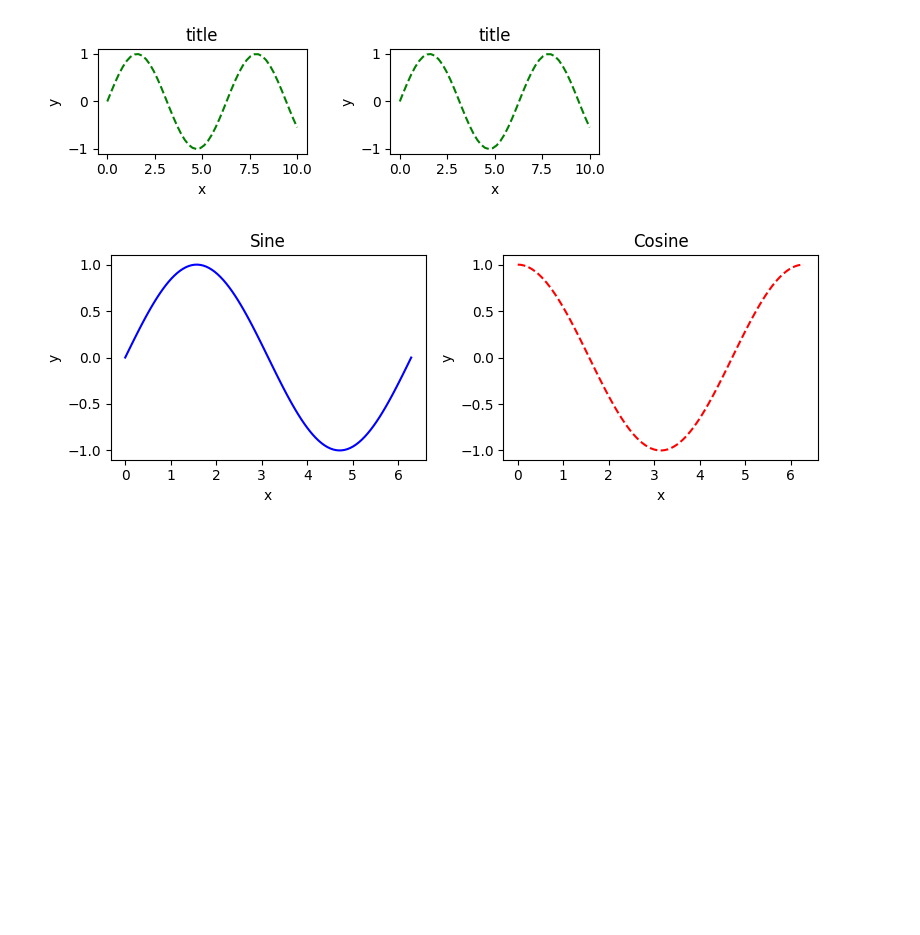
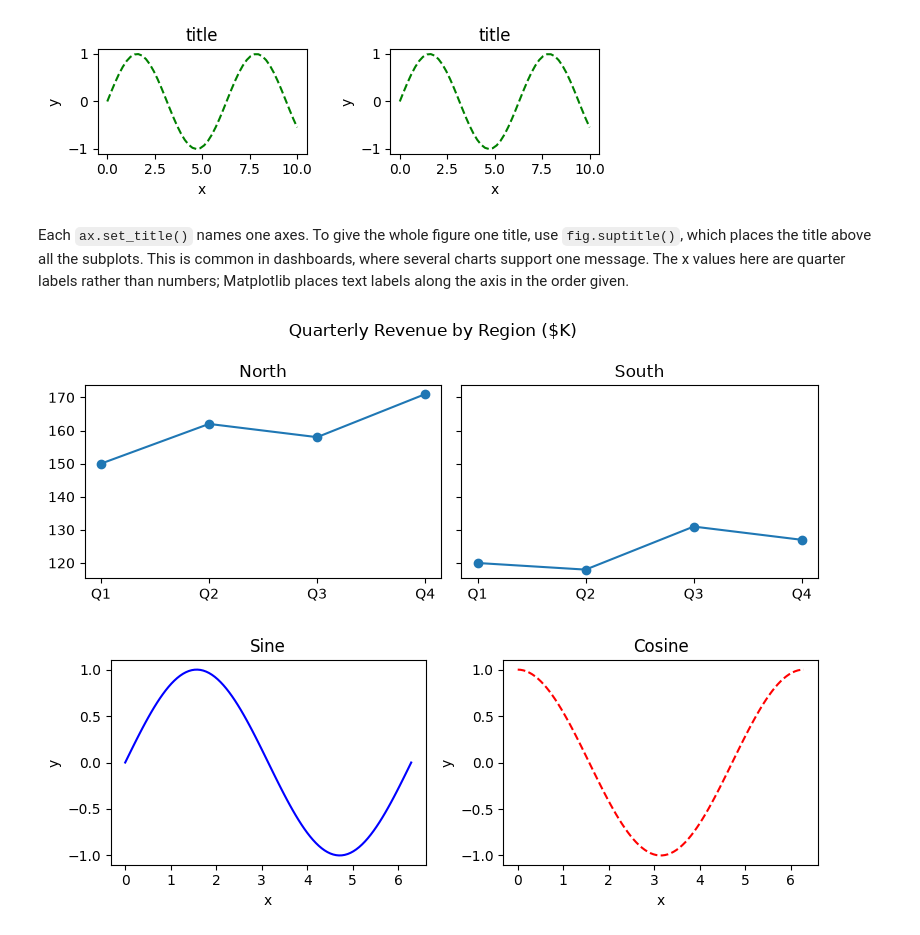
Before and after one commit to tychen742/dsm, a Jupyter notebook: chapters/06-matplotlib/0602-figures-axes.ipynb, the cells around one changed output. Saved outputs shown, nothing was run; the diff lists cells and outputs as text; code cells hidden in the pictures; blank space fills up the shorter version.

```diff
--- a/chapters/06-matplotlib/0602-figures-axes.ipynb
+++ b/chapters/06-matplotlib/0602-figures-axes.ipynb
@@ -137,6 +137,25 @@ fig
 plt.tight_layout()
 # %% [output]
 [figure]
+# %% [markdown]
+Each `ax.set_title()` names one axes. To give the whole figure one title, use `fig.suptitle()`, which places the title above all the subplots. This is common in dashboards, where several charts support one message. The x values here are quarter labels rather than numbers; Matplotlib places text labels along the axis in the order given.
+# %%
+quarters = ["Q1", "Q2", "Q3", "Q4"]
+north = [150, 162, 158, 171]
+south = [120, 118, 131, 127]
+
+fig, axes = plt.subplots(1, 2, figsize=(8, 3), sharey=True)   ### sharey: same y scale for a fair comparison
+
+axes[0].plot(quarters, north, marker='o')
+axes[0].set_title('North')
+
+axes[1].plot(quarters, south, marker='o')
+axes[1].set_title('South')
+
+fig.suptitle('Quarterly Revenue by Region ($K)')   ### one title for the whole figure
+plt.tight_layout()
+# %% [output]
+[figure, added]
 # %%
 ### Exercise: Side-by-Side Subplots with plt.subplots()
 #   1. Use plt.subplots(1, 2, figsize=(8, 3)) to create a figure and two axes.
```
Also changed, not shown: parts of 2 cells of this notebook, 9 other files.
